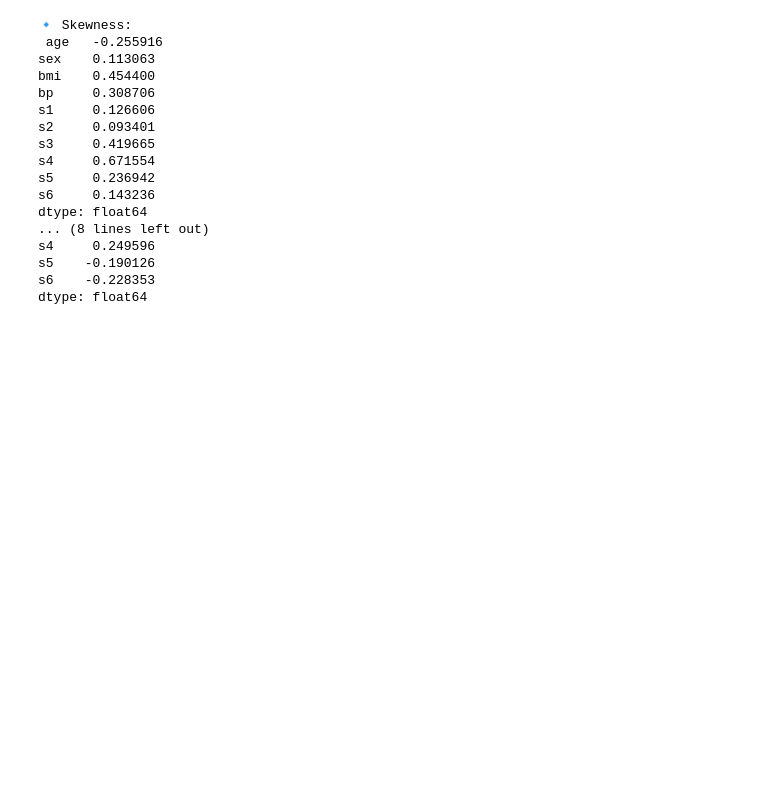
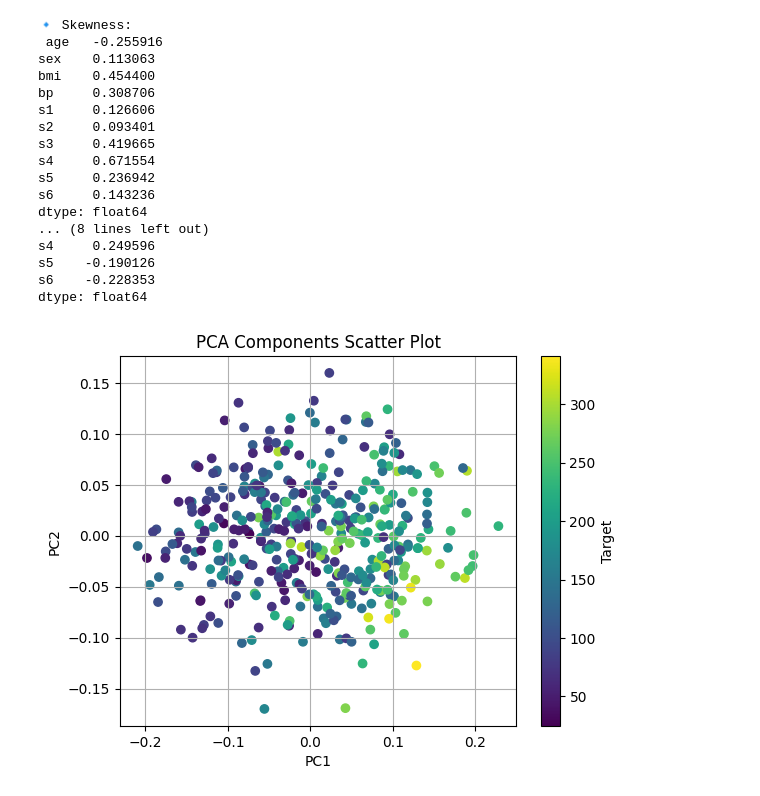
Before and after one commit to kk23mm14-source/pynotes-kranti, a Jupyter notebook: notebooks/kranti/sample.ipynb, the cells around one changed output. Saved outputs shown, nothing was run; the diff lists cells and outputs as text; code cells hidden in the pictures; blank space fills up the shorter version.

```diff
--- a/notebooks/kranti/sample.ipynb
+++ b/notebooks/kranti/sample.ipynb
@@ -183,3 +183,17 @@ dtype: float64
 df_log = df.copy()
 for col in diabetes.feature_names:
     df_log[col] = np.log1p(df_log[col] - df_log[col].min() + 1)  # to handle negative values
+# %%
+from sklearn.decomposition import PCA
+
+pca = PCA(n_components=2)
+pca_components = pca.fit_transform(X)
+plt.scatter(pca_components[:, 0], pca_components[:, 1], c=y, cmap='viridis')
+plt.title("PCA Components Scatter Plot")
+plt.xlabel("PC1")
+plt.ylabel("PC2")
+plt.colorbar(label='Target')
+plt.grid(True)
+plt.show()
+# %% [output]
+[figure, added]
```
Also changed, not shown: 6 other files.
